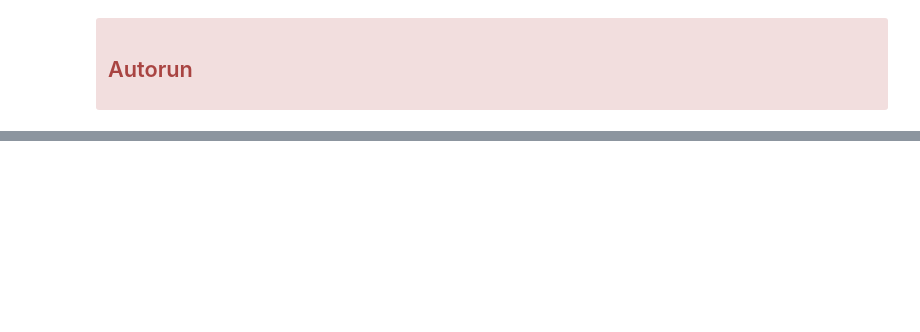
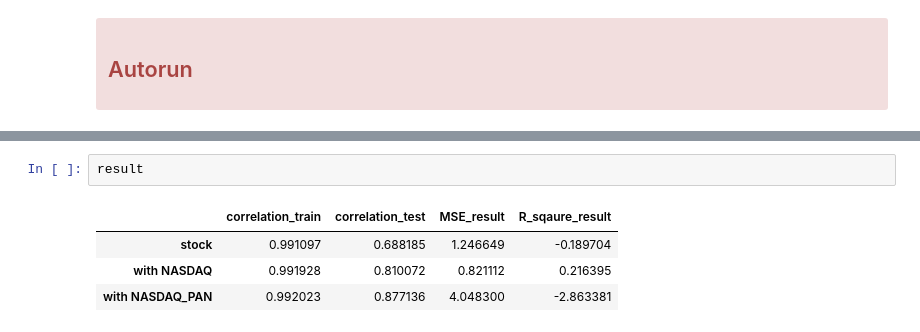
Before and after one commit to hcy0523/ELEC0136-Data-Acquisition-and-Processing-Systems, a Jupyter notebook: assignment.ipynb, the cells around one changed output, grey strips where cells are left out. Drawn from its saved outputs; the diff is of its cells as text; blank space fills up the shorter version.

```diff
--- a/assignment.ipynb
+++ b/assignment.ipynb
@@ -197,0 +1362,7 @@ def main():
+# %%
+result
+# %% [output]
+|  | correlation_train | correlation_test | MSE_result | R_sqaure_result |
+| stock | 0.991097 | 0.688185 | 1.246649 | -0.189704 |
+| with NASDAQ | 0.991928 | 0.810072 | 0.821112 | 0.216395 |
+| with NASDAQ_PAN | 0.992023 | 0.877136 | 4.048300 | -2.863381 |
```
Also changed, not shown: parts of 10 cells of this notebook, 56 other files.
